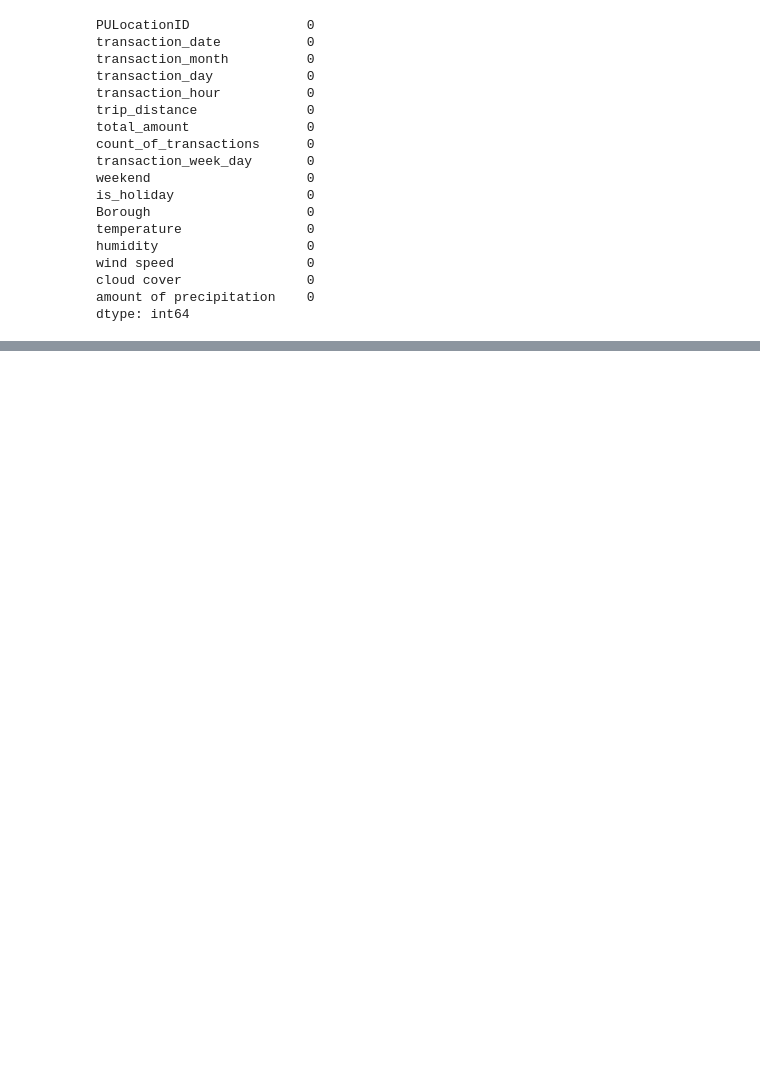
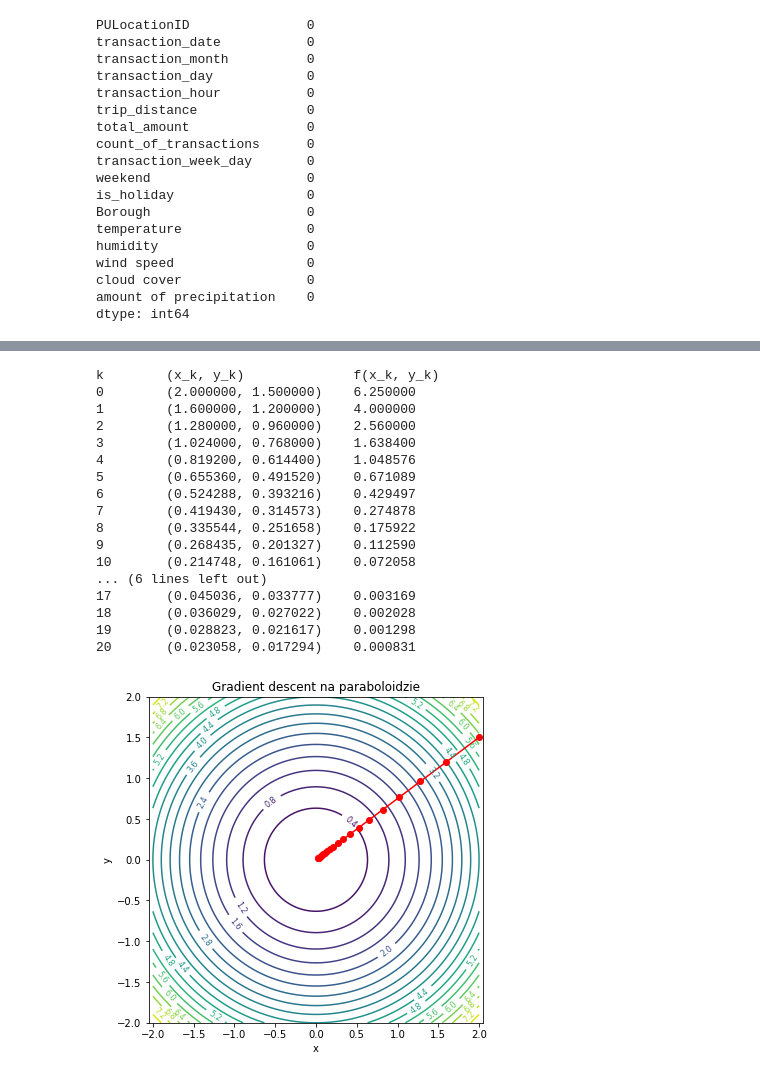
Before and after one commit to getpeped/Projects, a Jupyter notebook: yellow_taxi_trip_records/module3.ipynb, the cells around one changed output, grey strips where cells are left out. Drawn from its saved outputs; the diff is of its cells as text; code cells hidden in the pictures; blank space fills up the shorter version.

```diff
--- a/yellow_taxi_trip_records/module3.ipynb
+++ b/yellow_taxi_trip_records/module3.ipynb
@@ -472,3 +472,13 @@ wind speed                 0
 cloud cover                0
 amount of precipitation    0
 dtype: int64
+# %%
+def f(x, y):
+    print(f'x,y={x}, {y}')
+    return x**2 + y**2
+
+a = np.array([2, 3])
+
+val = [f(*a)]
+
+print(f'val={val}')
@@ -474,0 +488,69 @@ dtype: int64
+# %%
+# gradient_descent_2d.py
+import numpy as np
+import matplotlib.pyplot as plt
+
+def f(x, y):
+    return x**2 + y**2
+
+def grad_f(x, y):
+    return np.array([2*x, 2*y])
+
+def gradient_descent(x0, eta, n_iter):
+    points = [x0]
+    values = [f(*x0)]
+    x = np.array(x0, dtype=float)
+    for k in range(n_iter):
+        x = x - eta * grad_f(*x)
+        points.append(x.copy())
+        values.append(f(*x))
+    return np.array(points), np.array(values)
+
+if __name__ == "__main__":
+    # parametry startowe
+    x0 = np.array([2.0, 1.5])
+    eta = 0.1
+    n_iter = 20
+
+    points, values = gradient_descent(x0, eta, n_iter)
+
+    # wypisz pierwsze iteracje
+    print("k\t (x_k, y_k)\t\t f(x_k, y_k)")
+    for k in range(len(points)):
+        print(f"{k}\t ({points[k][0]:.6f}, {points[k][1]:.6f})\t {values[k]:.6f}")
+
+    # rysunek powierzchni + trajektoria
+    X, Y = np.meshgrid(np.linspace(-2, 2, 100), np.linspace(-2, 2, 100))
+    Z = f(X, Y)
+
+    fig, ax = plt.subplots(figsize=(6,6))
+    # poziomice
+    cs = ax.contour(X, Y, Z, levels=20, cmap='viridis')
+    ax.clabel(cs, inline=True, fontsize=8)
+
+    # trajektoria kroków
+    ax.plot(points[:,0], points[:,1], marker='o', color='red')
+    ax.set_title("Gradient descent na paraboloidzie")
+    ax.set_xlabel("x")
+    ax.set_ylabel("y")
+    ax.axis("equal")
+    plt.show()
+# %% [output]
+k        (x_k, y_k)              f(x_k, y_k)
+0        (2.000000, 1.500000)    6.250000
+1        (1.600000, 1.200000)    4.000000
+2        (1.280000, 0.960000)    2.560000
+3        (1.024000, 0.768000)    1.638400
+4        (0.819200, 0.614400)    1.048576
+5        (0.655360, 0.491520)    0.671089
+6        (0.524288, 0.393216)    0.429497
+7        (0.419430, 0.314573)    0.274878
+8        (0.335544, 0.251658)    0.175922
+9        (0.268435, 0.201327)    0.112590
+10       (0.214748, 0.161061)    0.072058
+... (6 lines left out)
+17       (0.045036, 0.033777)    0.003169
+18       (0.036029, 0.027022)    0.002028
+19       (0.028823, 0.021617)    0.001298
+20       (0.023058, 0.017294)    0.000831
+[figure, added]
```
Also changed, not shown: parts of 2 cells of this notebook.
